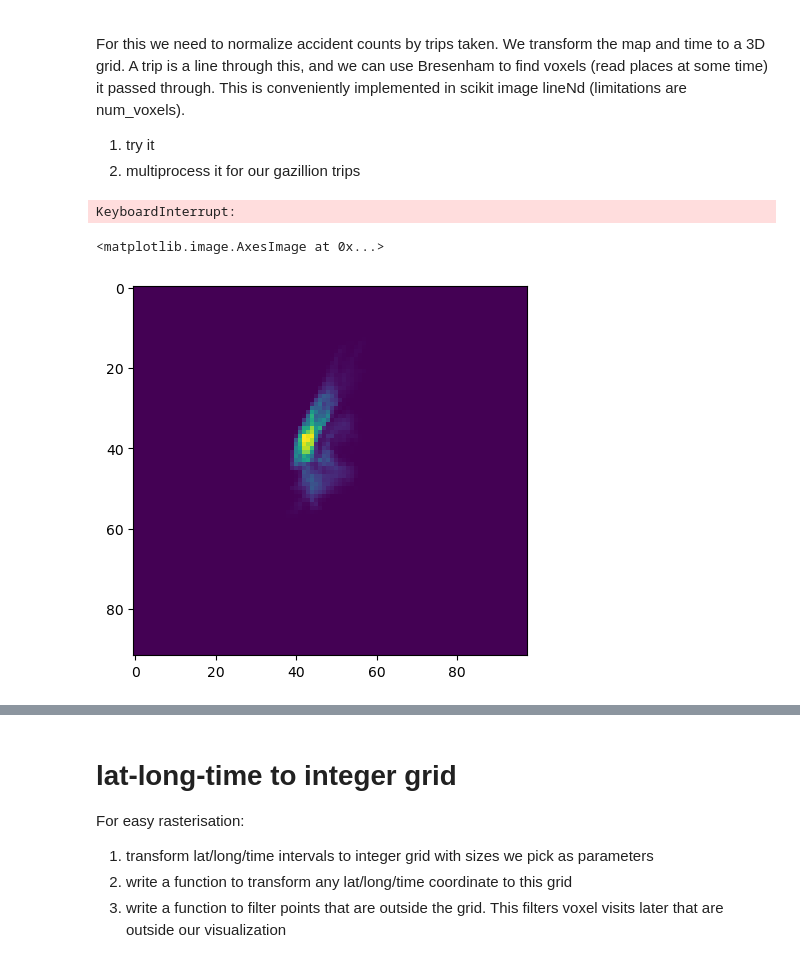
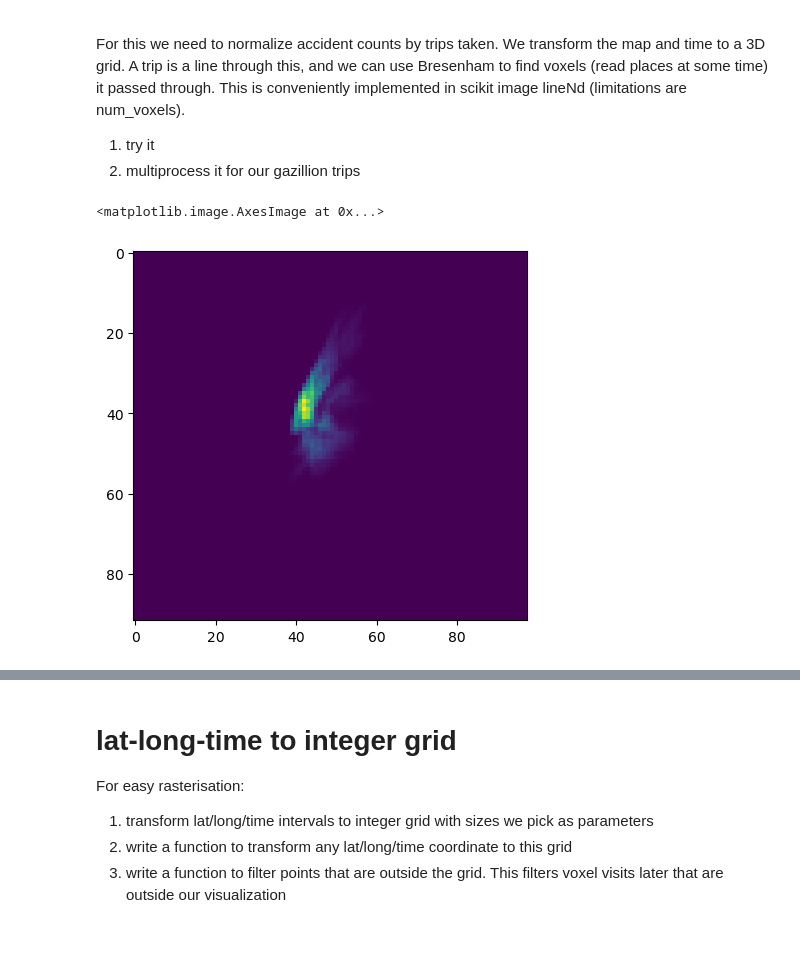
Before and after one commit to jlennartz/citi-bike, a Jupyter notebook: src/jupyter/rasterization_testing.ipynb, the cells around one changed output, grey strips where cells are left out. Saved outputs shown, nothing was run; the diff lists cells and outputs as text; code cells hidden in the pictures.

```diff
--- a/src/jupyter/rasterization_testing.ipynb
+++ b/src/jupyter/rasterization_testing.ipynb
@@ -265,9 +263,15 @@ with tqdm(total=total_batches, desc="Fetching batches") as pbar:
             new_cols=["endx", "endy", "endt"],
         )
 
-        # filter data thats out of grid
+        # filter data thats out of grid and drop unnecessary columns
+        cols_to_remove = [
+            "start_latitude", "start_longitude", "started_at",
+            "end_latitude",   "end_longitude",   "ended_at",
+            "started_at_hours", "ended_at_hours"
+        ]
 
-        # 1. Build boolean masks for each set of indices
+        df.drop(columns=cols_to_remove, inplace=True)
+
         mask_start = (
             (df["startx"]  >= 0) & (df["startx"]  < Nx) &
             (df["starty"]  >= 0) & (df["starty"]  < Ny) &
@@ -279,7 +283,6 @@ with tqdm(total=total_batches, desc="Fetching batches") as pbar:
             (df["endt"]    >= 0) & (df["endt"]    < Nt)
         )
 
-        # 2. Keep only rows where both start AND end indices are valid
         valid_mask = mask_start & mask_end
         df   = df[valid_mask].reset_index(drop=True)
 
@@ -294,11 +297,12 @@ with tqdm(total=total_batches, desc="Fetching batches") as pbar:
 
 cur.close()
 conn.close()
+
+
+# np.save("counts_time_flattened.npy", np.stack(counts_list, axis=0).sum(0))
-# %% [output]
-KeyboardInterrupt:
 # %%
-counts_time_flattened = np.stack([c.sum(0) for c in counts_list], axis=0).sum(0)
+counts_time_flattened =np.stack(counts_list, axis=0).sum(0).sum(0)
 plt.imshow(np.flipud(counts_time_flattened))
 # %% [output]
 <matplotlib.image.AxesImage at 0x...>
-[figure, old version]
+[figure, new version]
```
Also changed, not shown: parts of 13 cells of this notebook.
